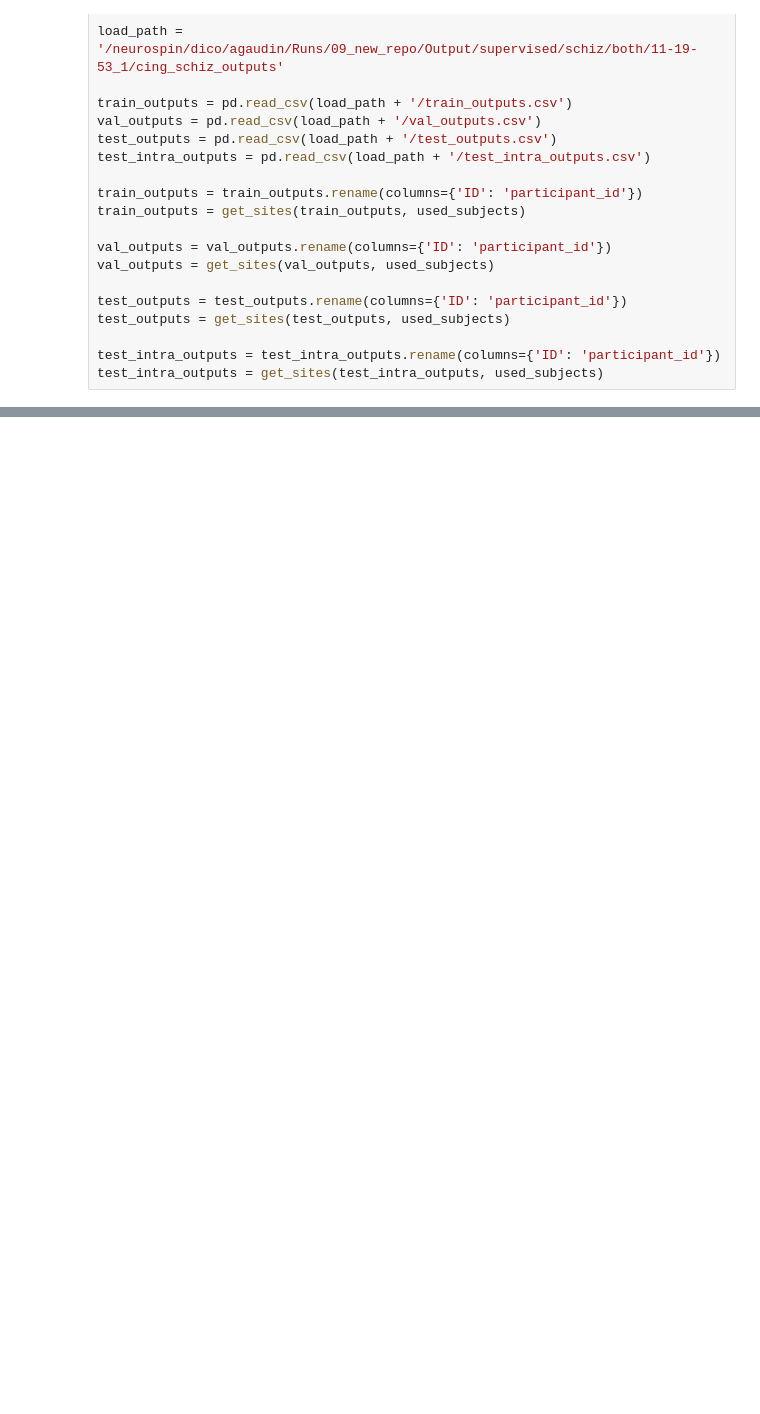
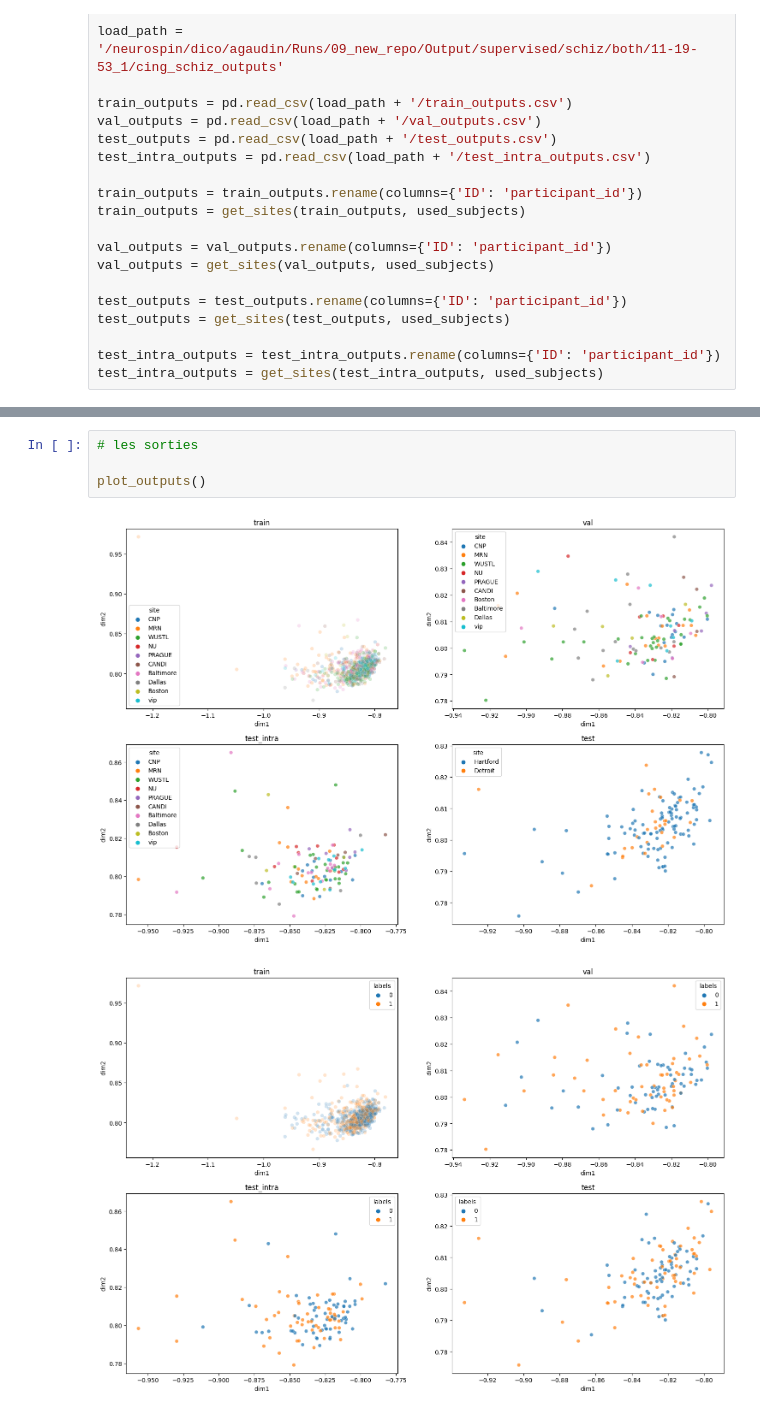
Before and after one commit to neurospin-projects/2023_agaudin_jchavas_folding_supervised, a Jupyter notebook: contrastive/notebooks/schiz_test_intra_investigation.ipynb, the cells around one changed output, grey strips where cells are left out. Saved outputs shown, nothing was run; the diff lists cells and outputs as text; blank space fills up the shorter version.

```diff
--- a/contrastive/notebooks/schiz_test_intra_investigation.ipynb
+++ b/contrastive/notebooks/schiz_test_intra_investigation.ipynb
@@ -484,0 +513,7 @@ roc_auc_score(train_outputs.labels, train_outputs.soft2)
+# %%
+# les sorties
+
+plot_outputs()
+# %% [output]
+[figure, added]
+[figure, added]
```
Also changed, not shown: parts of 12 cells of this notebook, 9 other files.
